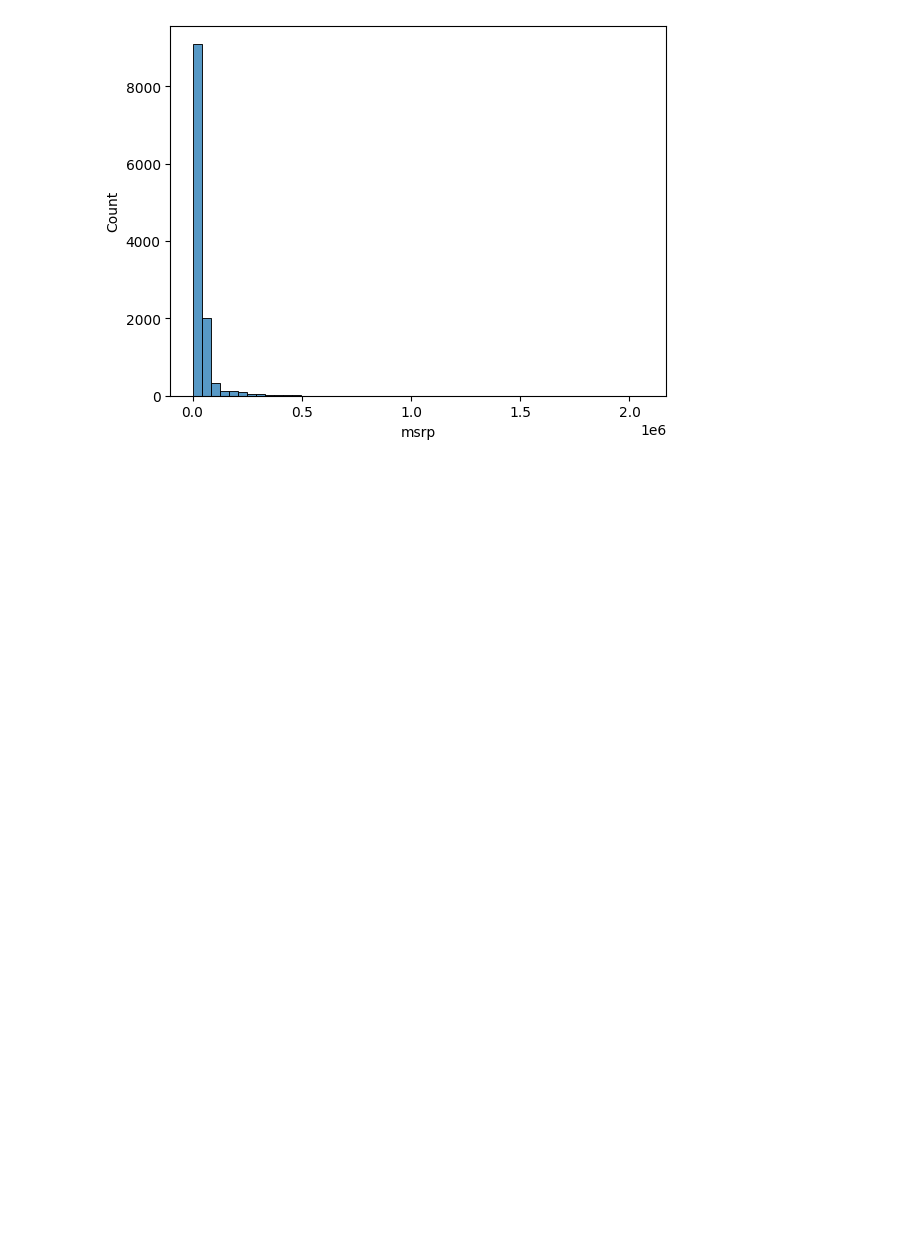
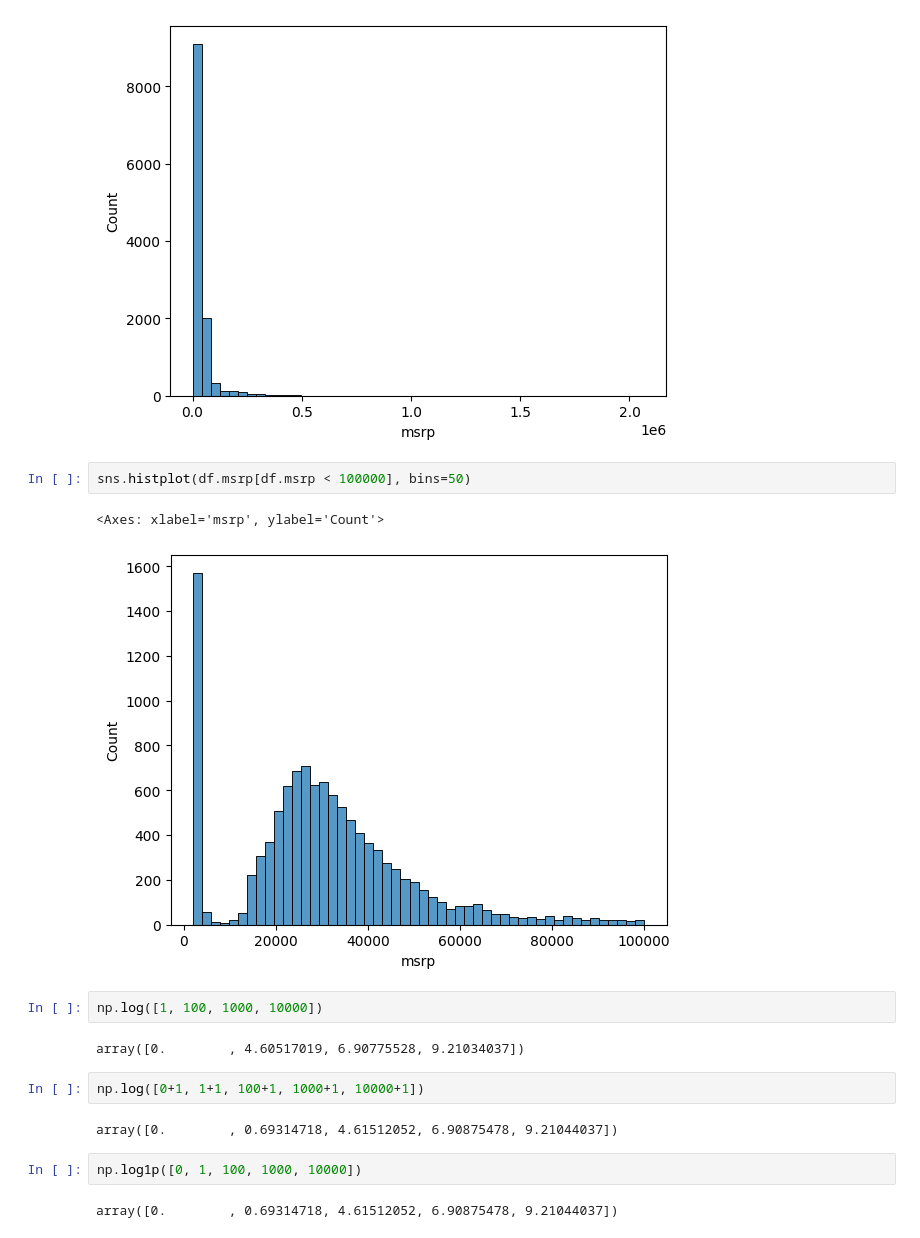
Before and after one commit to unix-linux007/machine-learning-zoomcamp-homework, a Jupyter notebook: 02-regression/homework.ipynb, the cells around one changed output. Cells and saved outputs as stored; diff of their text form; blank space fills up the shorter version.

```diff
--- a/02-regression/homework.ipynb
+++ b/02-regression/homework.ipynb
@@ -127,3 +120,20 @@ sns.histplot(df.msrp, bins=50)
 # %% [output]
 <Axes: xlabel='msrp', ylabel='Count'>
 [figure]
+# %%
+sns.histplot(df.msrp[df.msrp < 100000], bins=50)
+# %% [output]
+<Axes: xlabel='msrp', ylabel='Count'>
+[figure, added]
+# %%
+np.log([1, 100, 1000, 10000])
+# %% [output]
+array([0.        , 4.60517019, 6.90775528, 9.21034037])
+# %%
+np.log([0+1, 1+1, 100+1, 1000+1, 10000+1])
+# %% [output]
+array([0.        , 0.69314718, 4.61512052, 6.90875478, 9.21044037])
+# %%
+np.log1p([0, 1, 100, 1000, 10000])
+# %% [output]
+array([0.        , 0.69314718, 4.61512052, 6.90875478, 9.21044037])
```
Also changed, not shown: parts of 136 cells of this notebook, 1 other file.
